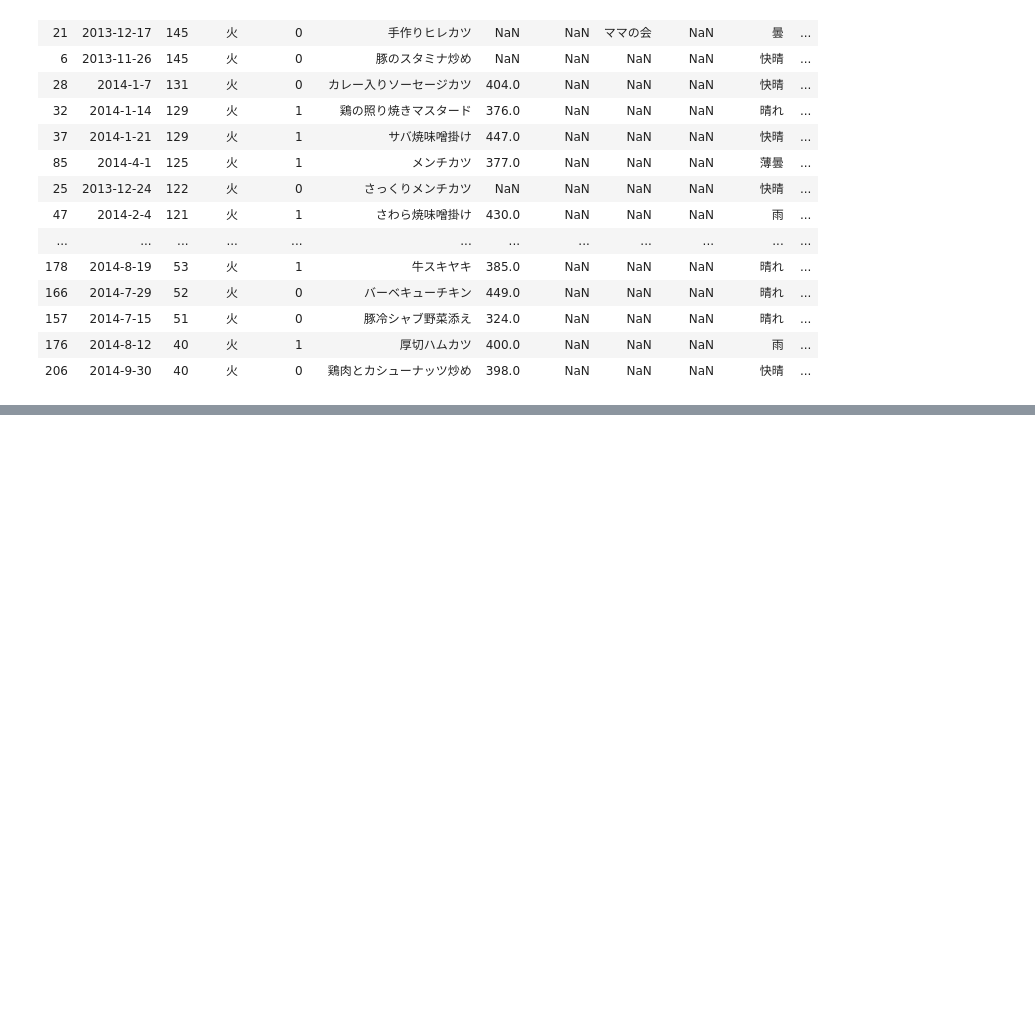
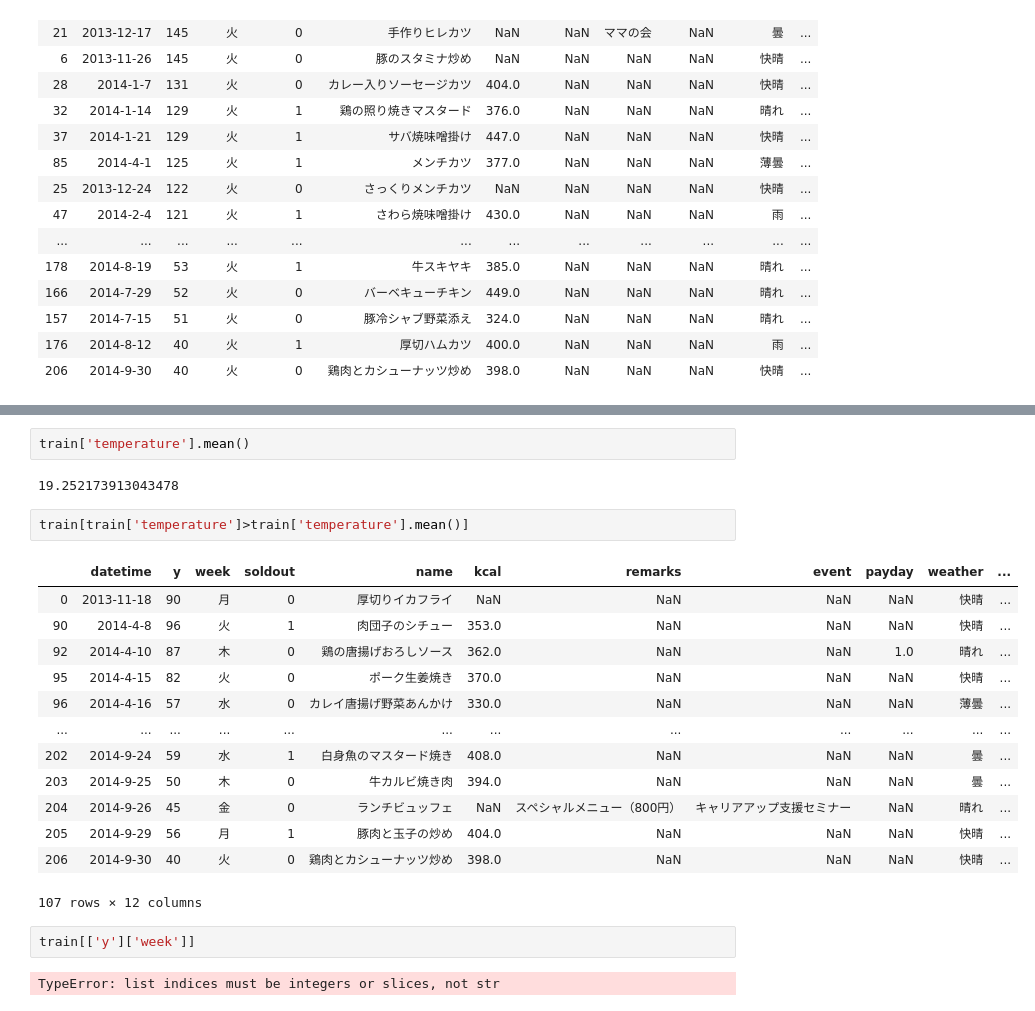
Before and after one commit to ducksfrogs/jpObent, a Jupyter notebook: jup/Untitled.ipynb, the cells around one changed output, grey strips where cells are left out. Saved outputs shown, nothing was run; the diff lists cells and outputs as text; blank space fills up the shorter version.

```diff
--- a/jup/Untitled.ipynb
+++ b/jup/Untitled.ipynb
@@ -234,0 +256,24 @@ train[train['week'] == '火'].sort_values(by='y',ascending=False)
+# %%
+train['temperature'].mean()
+# %% [output]
+19.252173913043478
+# %%
+train[train['temperature']>train['temperature'].mean()]
+# %% [output]
+|  | datetime | y | week | soldout | name | kcal | remarks | event | payday | weather | ... |
+| 0 | 2013-11-18 | 90 | 月 | 0 | 厚切りイカフライ | NaN | NaN | NaN | NaN | 快晴 | ... |
+| 90 | 2014-4-8 | 96 | 火 | 1 | 肉団子のシチュー | 353.0 | NaN | NaN | NaN | 快晴 | ... |
+| 92 | 2014-4-10 | 87 | 木 | 0 | 鶏の唐揚げおろしソース | 362.0 | NaN | NaN | 1.0 | 晴れ | ... |
+| 95 | 2014-4-15 | 82 | 火 | 0 | ポーク生姜焼き | 370.0 | NaN | NaN | NaN | 快晴 | ... |
+| 96 | 2014-4-16 | 57 | 水 | 0 | カレイ唐揚げ野菜あんかけ | 330.0 | NaN | NaN | NaN | 薄曇 | ... |
+| ... | ... | ... | ... | ... | ... | ... | ... | ... | ... | ... | ... |
+| 202 | 2014-9-24 | 59 | 水 | 1 | 白身魚のマスタード焼き | 408.0 | NaN | NaN | NaN | 曇 | ... |
+| 203 | 2014-9-25 | 50 | 木 | 0 | 牛カルビ焼き肉 | 394.0 | NaN | NaN | NaN | 曇 | ... |
+| 204 | 2014-9-26 | 45 | 金 | 0 | ランチビュッフェ | NaN | スペシャルメニュー（800円） | キャリアアップ支援セミナー | NaN | 晴れ | ... |
+| 205 | 2014-9-29 | 56 | 月 | 1 | 豚肉と玉子の炒め | 404.0 | NaN | NaN | NaN | 快晴 | ... |
+| 206 | 2014-9-30 | 40 | 火 | 0 | 鶏肉とカシューナッツ炒め | 398.0 | NaN | NaN | NaN | 快晴 | ... |
+107 rows × 12 columns
+# %%
+train[['y']['week']]
+# %% [output]
+TypeError: list indices must be integers or slices, not str
```
Also changed, not shown: parts of 8 cells of this notebook.
